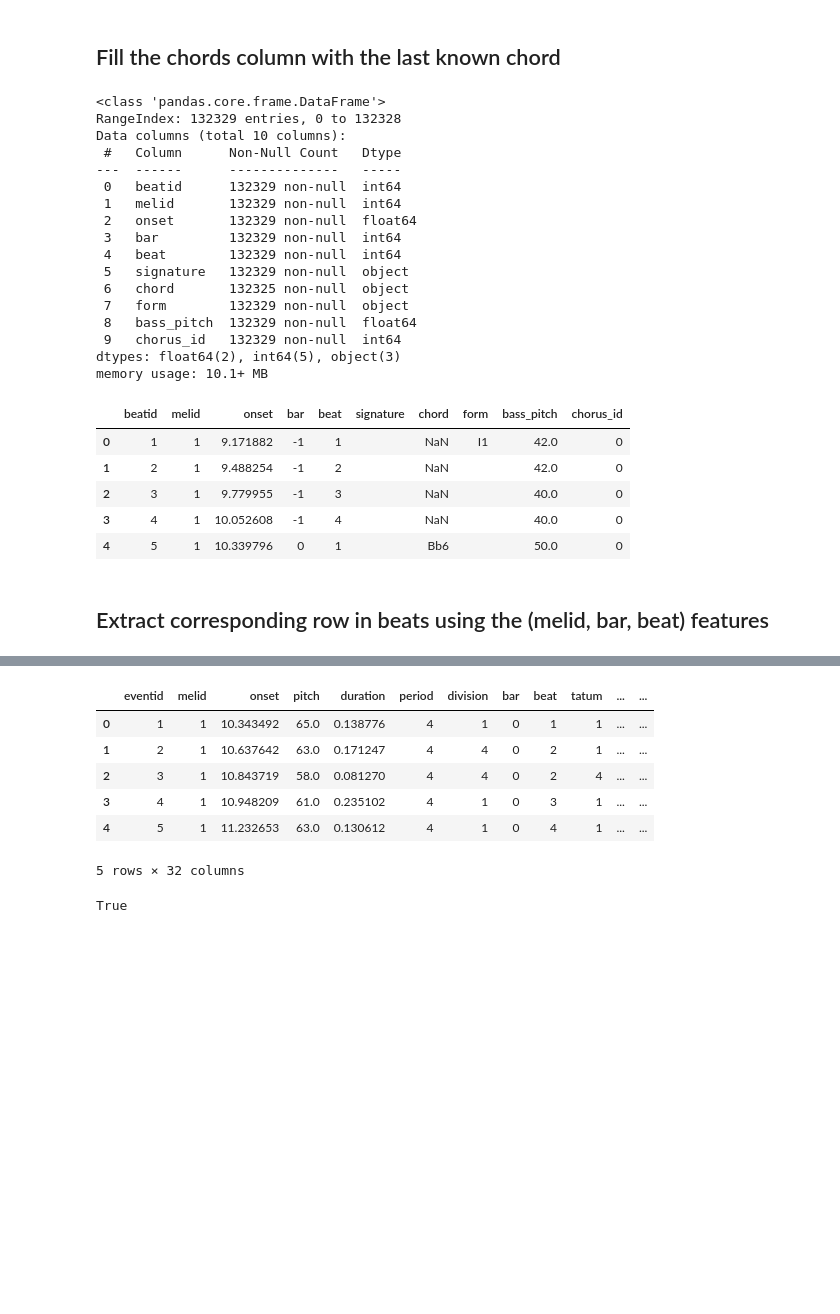
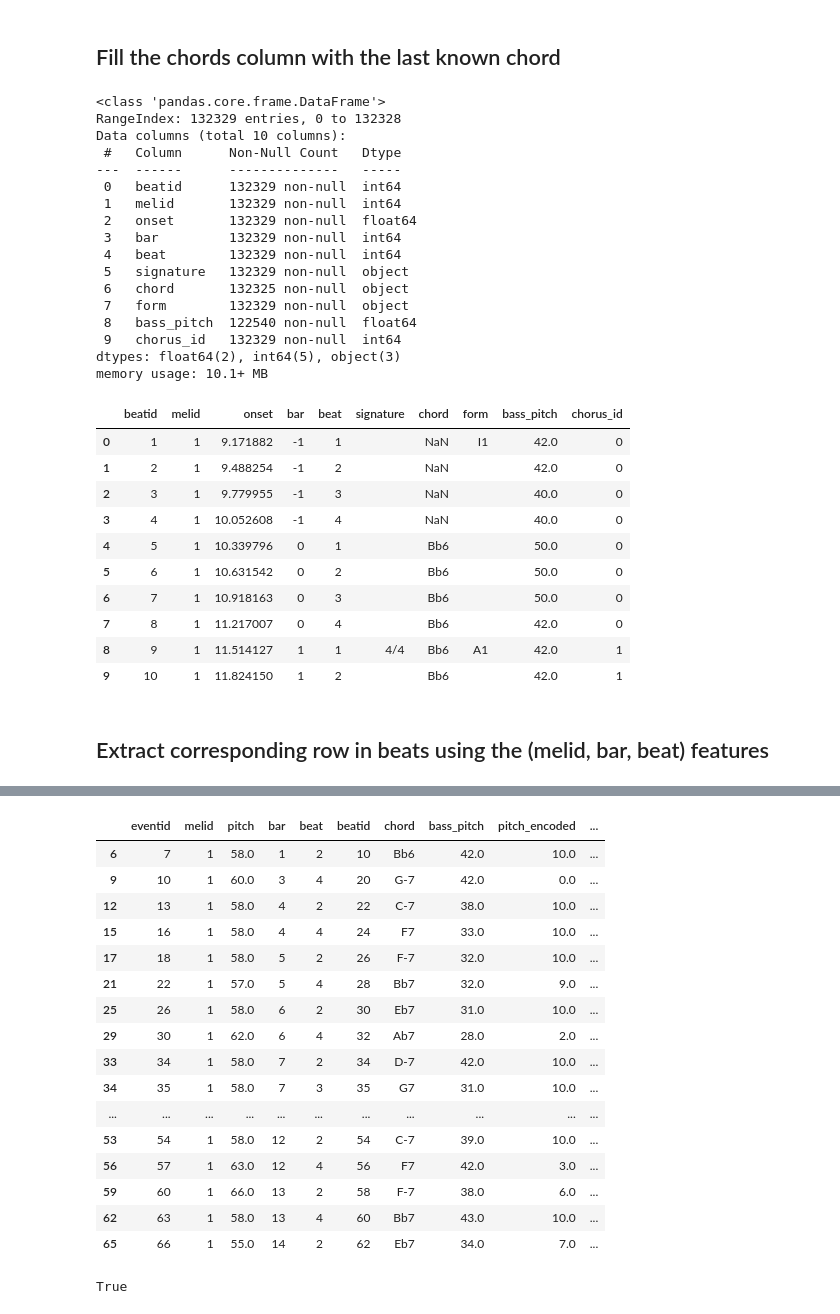
Before and after one commit to nereaiscamu/ML_project2, a Jupyter notebook: data_analysis/combine_melody_beats.ipynb, the cells around one changed output, grey strips where cells are left out. Drawn from its saved outputs; the diff is of its cells as text; code cells hidden in the pictures; blank space fills up the shorter version.

Commit message:
Added function for pitch encoding

```diff
--- a/data_analysis/combine_melody_beats.ipynb
+++ b/data_analysis/combine_melody_beats.ipynb
@@ -27,8 +24,9 @@ df_beats = pd.DataFrame(beats)
 #df_chords = df_beats[df_beats['chord'] != '']
 df_chords = df_beats.replace({'chord': {'': np.nan}}).ffill()
 #df_chords.to_csv('df_chords.csv')
+df_chords = df_beats.copy()
 df_chords.info()
-df_chords.head()
+df_chords.head(10)
 # %% [output]
 <class 'pandas.core.frame.DataFrame'>
 RangeIndex: 132329 entries, 0 to 132328
@@ -43,7 +41,7 @@ Data columns (total 10 columns):
  5   signature   132329 non-null  object
  6   chord       132325 non-null  object
  7   form        132329 non-null  object
- 8   bass_pitch  132329 non-null  float64
+ 8   bass_pitch  122540 non-null  float64
  9   chorus_id   132329 non-null  int64
 dtypes: float64(2), int64(5), object(3)
 memory usage: 10.1+ MB
@@ -53,6 +51,11 @@ memory usage: 10.1+ MB
 | 2 | 3 | 1 | 9.779955 | -1 | 3 |  | NaN |  | 40.0 | 0 |
 | 3 | 4 | 1 | 10.052608 | -1 | 4 |  | NaN |  | 40.0 | 0 |
 | 4 | 5 | 1 | 10.339796 | 0 | 1 |  | Bb6 |  | 50.0 | 0 |
+| 5 | 6 | 1 | 10.631542 | 0 | 2 |  | Bb6 |  | 50.0 | 0 |
+| 6 | 7 | 1 | 10.918163 | 0 | 3 |  | Bb6 |  | 50.0 | 0 |
+| 7 | 8 | 1 | 11.217007 | 0 | 4 |  | Bb6 |  | 42.0 | 0 |
+| 8 | 9 | 1 | 11.514127 | 1 | 1 | 4/4 | Bb6 | A1 | 42.0 | 1 |
+| 9 | 10 | 1 | 11.824150 | 1 | 2 |  | Bb6 |  | 42.0 | 1 |
 # %% [markdown]
 ## Extract corresponding row in beats using the (melid, bar, beat) features
 # %%
@@ -72,8 +75,34 @@ df_mel_beats = df_mel_beats.reset_index(drop=True)
 # - beat
 df_mel_beats = df_mel_beats.loc[:,~df_mel_beats.columns.duplicated()]
 
+df_mel_beats = df_mel_beats[['eventid', 'melid', 'pitch', 'bar', 'beat', 'beatid', 'chord', 'bass_pitch']]
+
+df_mel_beats['pitch_encoded'] = np.mod(df_mel_beats['pitch'], 12)
+
+df_mel_beats['chord_changed'] = df_mel_beats['chord'].shift() != df_mel_beats["chord"]
+
+df_mel_beats['chord_changed'] = df_mel_beats["chord_changed"].cumsum()
+
+pitch_sequences = [g['pitch_encoded'].tolist() for k, g in df_mel_beats.groupby('chord_changed')]
+print(pitch_sequences[:7])
+
+# Identify last row of current chord
+df_mel_beats['pitch_sequence'] = (df_mel_beats['chord'].shift(-1) != df_mel_beats["chord"])
+
+# Change type to type object to add list to cell
+df_mel_beats['pitch_sequence'] = df_mel_beats['pitch_sequence'].astype(object)
+
+df_mel_beats.drop('chord_changed', axis=1, inplace=True)
+
+for idx, _ in df_mel_beats.iterrows():
+    if df_mel_beats.at[idx, 'pitch_sequence']:
+       df_mel_beats.at[idx, 'pitch_sequence'] = pitch_sequences.pop(0)
+
+#df_mel_beats['pitch_sequence'].loc[df_mel_beats['pitch_sequence'] == True] = pitch_sequences.pop(0)
+df_mel_beats.drop(df_mel_beats[df_mel_beats['pitch_sequence'] == False].index, inplace=True)
+
 df_mel_beats.to_csv('../Data/df_mel_beats.csv')
 
 df_mel_beats.info()
-df_mel_beats.head()
+df_mel_beats.head(20)
 # %% [output]
@@ -97,10 +127,20 @@ memory usage: 49.0+ MB
-|  | eventid | melid | onset | pitch | duration | period | division | bar | beat | tatum | ... | ... |
-| 0 | 1 | 1 | 10.343492 | 65.0 | 0.138776 | 4 | 1 | 0 | 1 | 1 | ... | ... |
-| 1 | 2 | 1 | 10.637642 | 63.0 | 0.171247 | 4 | 4 | 0 | 2 | 1 | ... | ... |
-| 2 | 3 | 1 | 10.843719 | 58.0 | 0.081270 | 4 | 4 | 0 | 2 | 4 | ... | ... |
-| 3 | 4 | 1 | 10.948209 | 61.0 | 0.235102 | 4 | 1 | 0 | 3 | 1 | ... | ... |
-| 4 | 5 | 1 | 11.232653 | 63.0 | 0.130612 | 4 | 1 | 0 | 4 | 1 | ... | ... |
+|  | eventid | melid | pitch | bar | beat | beatid | chord | bass_pitch | pitch_encoded | ... |
+| 6 | 7 | 1 | 58.0 | 1 | 2 | 10 | Bb6 | 42.0 | 10.0 | ... |
+| 9 | 10 | 1 | 60.0 | 3 | 4 | 20 | G-7 | 42.0 | 0.0 | ... |
+| 12 | 13 | 1 | 58.0 | 4 | 2 | 22 | C-7 | 38.0 | 10.0 | ... |
+| 15 | 16 | 1 | 58.0 | 4 | 4 | 24 | F7 | 33.0 | 10.0 | ... |
+| 17 | 18 | 1 | 58.0 | 5 | 2 | 26 | F-7 | 32.0 | 10.0 | ... |
+| 21 | 22 | 1 | 57.0 | 5 | 4 | 28 | Bb7 | 32.0 | 9.0 | ... |
+| 25 | 26 | 1 | 58.0 | 6 | 2 | 30 | Eb7 | 31.0 | 10.0 | ... |
+| 29 | 30 | 1 | 62.0 | 6 | 4 | 32 | Ab7 | 28.0 | 2.0 | ... |
+| 33 | 34 | 1 | 58.0 | 7 | 2 | 34 | D-7 | 42.0 | 10.0 | ... |
+| 34 | 35 | 1 | 58.0 | 7 | 3 | 35 | G7 | 31.0 | 10.0 | ... |
+| ... | ... | ... | ... | ... | ... | ... | ... | ... | ... | ... |
+| 53 | 54 | 1 | 58.0 | 12 | 2 | 54 | C-7 | 39.0 | 10.0 | ... |
+| 56 | 57 | 1 | 63.0 | 12 | 4 | 56 | F7 | 42.0 | 3.0 | ... |
+| 59 | 60 | 1 | 66.0 | 13 | 2 | 58 | F-7 | 38.0 | 6.0 | ... |
+| 62 | 63 | 1 | 58.0 | 13 | 4 | 60 | Bb7 | 43.0 | 10.0 | ... |
+| 65 | 66 | 1 | 55.0 | 14 | 2 | 62 | Eb7 | 34.0 | 7.0 | ... |
-5 rows × 32 columns
 # %%
 import sys
 sys.path.append('../')
```
Also changed, not shown: parts of 4 cells of this notebook, 4 other files.
